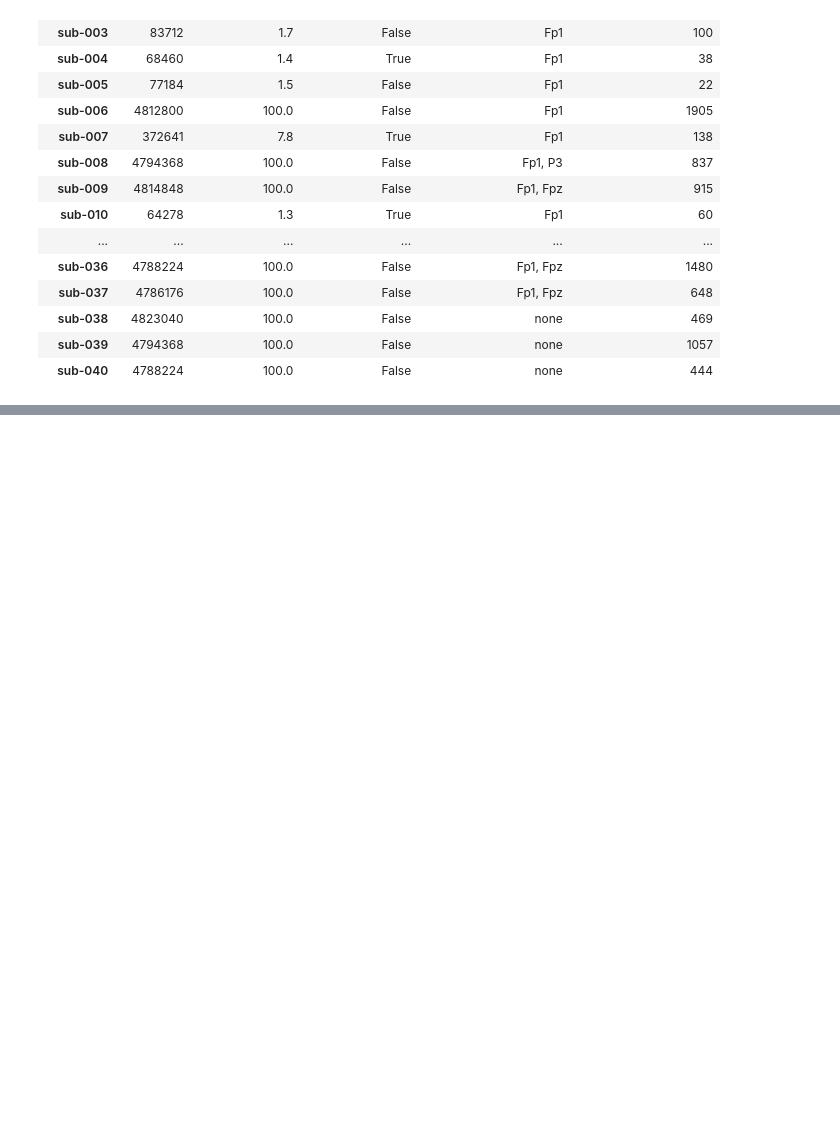
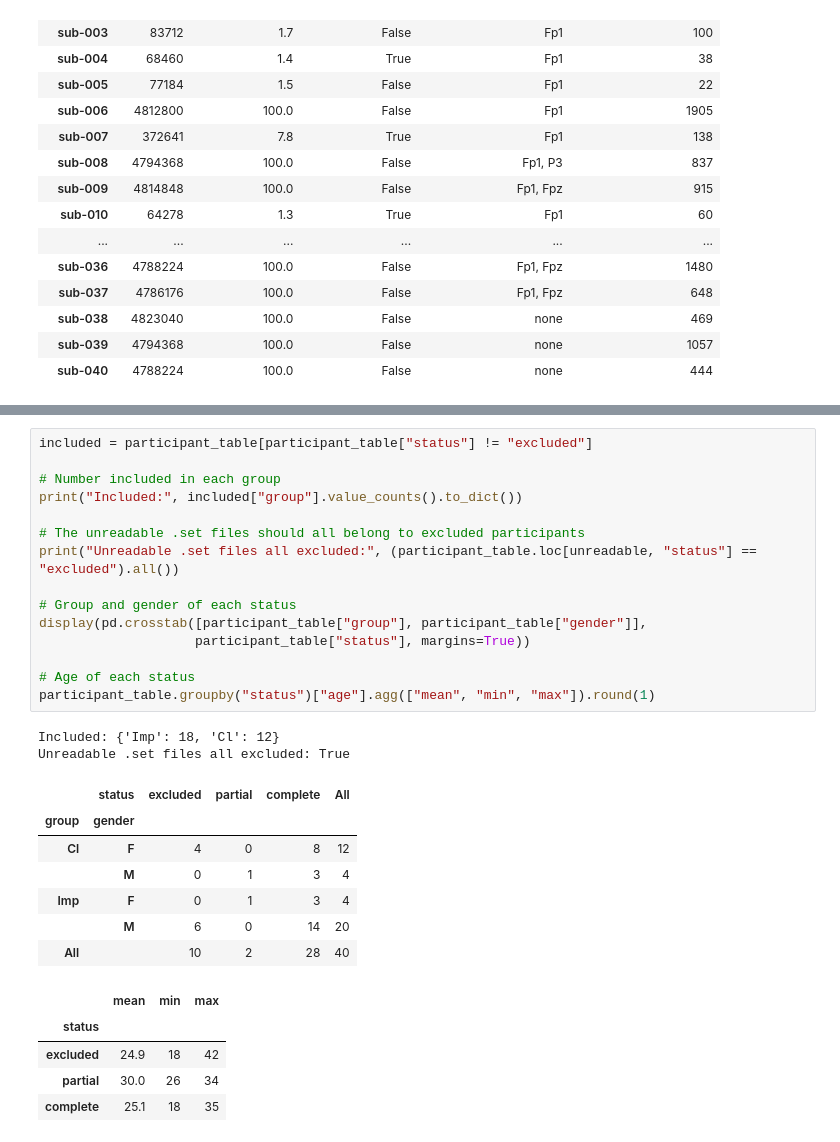
Before and after one commit to davisbone/Harmonic-EEG, a Jupyter notebook: MS2wranglingData.ipynb, the cells around one changed output, grey strips where cells are left out. Saved outputs shown, nothing was run; the diff lists cells and outputs as text; blank space fills up the shorter version.

```diff
--- a/MS2wranglingData.ipynb
+++ b/MS2wranglingData.ipynb
@@ -953,0 +906,30 @@ These have no single right answer. Make each choice deliberately, write it down
+# %%
+included = participant_table[participant_table["status"] != "excluded"]
+
+# Number included in each group
+print("Included:", included["group"].value_counts().to_dict())
+
+# The unreadable .set files should all belong to excluded participants
+print("Unreadable .set files all excluded:", (participant_table.loc[unreadable, "status"] == "excluded").all())
+
+# Group and gender of each status
+display(pd.crosstab([participant_table["group"], participant_table["gender"]],
+                    participant_table["status"], margins=True))
+
+# Age of each status
+participant_table.groupby("status")["age"].agg(["mean", "min", "max"]).round(1)
+# %% [output]
+Included: {'Imp': 18, 'Cl': 12}
+Unreadable .set files all excluded: True
+|  | status | excluded | partial | complete | All |
+| group | gender |  |  |  |  |
+| Cl | F | 4 | 0 | 8 | 12 |
+|  | M | 0 | 1 | 3 | 4 |
+| Imp | F | 0 | 1 | 3 | 4 |
+|  | M | 6 | 0 | 14 | 20 |
+| All |  | 10 | 2 | 28 | 40 |
+|  | mean | min | max |
+| status |  |  |  |
+| excluded | 24.9 | 18 | 42 |
+| partial | 30.0 | 26 | 34 |
+| complete | 25.1 | 18 | 35 |
```
Also changed, not shown: parts of 11 cells of this notebook.
